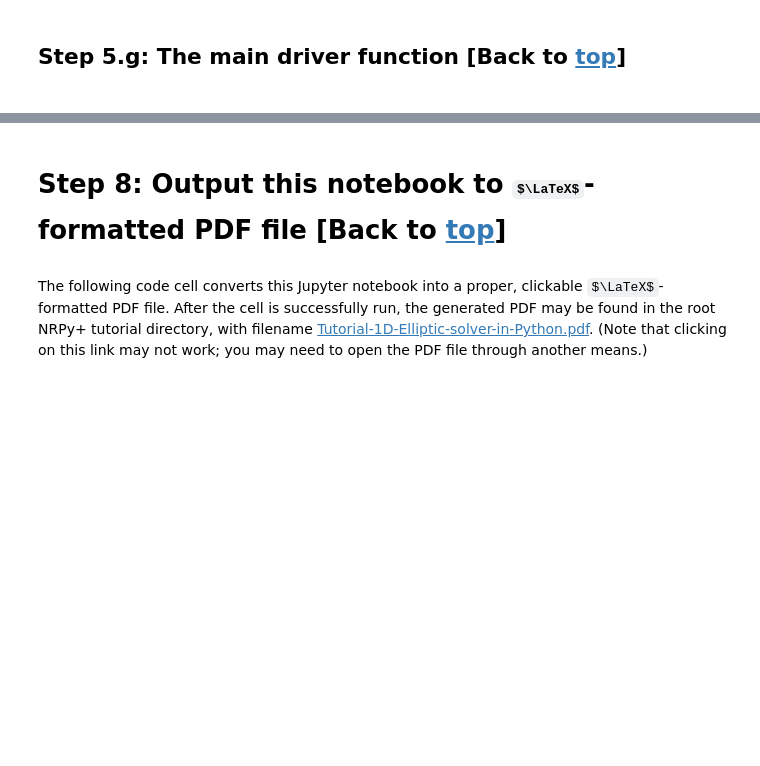
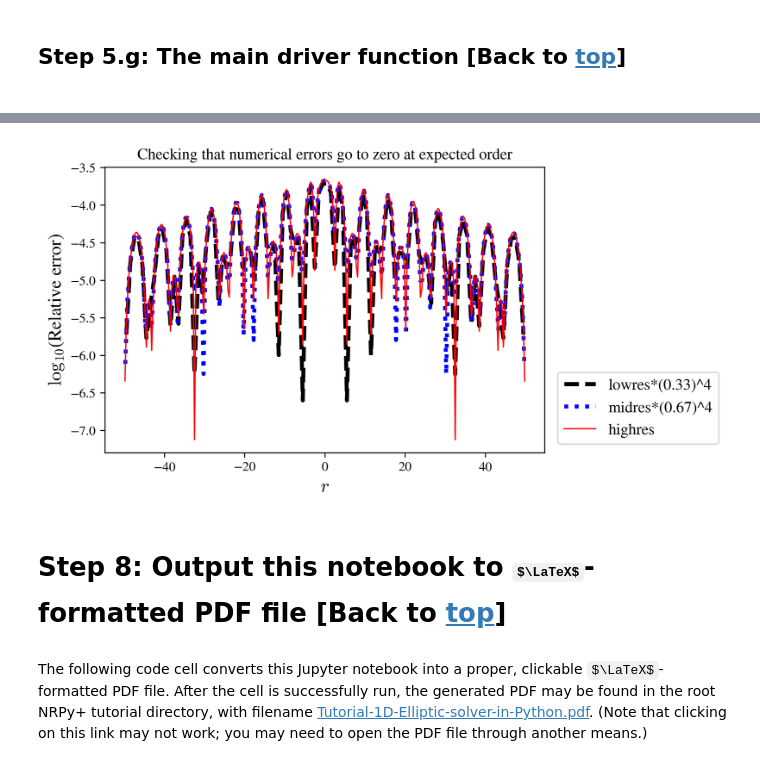
Before and after one commit to assumpcaothiago/etk2022nrpy, a Jupyter notebook: Tutorial-1D-Elliptic-solver-in-Python.ipynb, the cells around one changed output, grey strips where cells are left out. Saved outputs shown, nothing was run; the diff lists cells and outputs as text; code cells hidden in the pictures; some formulas as TeX source; blank space fills up the shorter version.

```diff
--- a/Tutorial-1D-Elliptic-solver-in-Python.ipynb
+++ b/Tutorial-1D-Elliptic-solver-in-Python.ipynb
@@ -717,3 +835,34 @@ plt.show()
+# %%
+# Compute exact solution at each resolution
+u_exact_low  = eval_u_exact(params_lowres, xx_low)
+u_exact_mid  = eval_u_exact(params_midres, xx_mid)
+u_exact_high = eval_u_exact(params_highres, xx_high)
+# %%
+# Compute relative error for each resolution
+rel_error_low  = np.abs((u_low - u_exact_low)/u_exact_low)
+rel_error_mid  = np.abs((u_mid - u_exact_mid)/u_exact_mid)
+rel_error_high = np.abs((u_high - u_exact_high)/u_exact_high)
+# %%
+fig = plt.figure(dpi=300)
+
+N_low, N_mid, N_high = params_lowres.N, params_midres.N, params_highres.N
+low_fact = (N_low/N_high)**4
+mid_fact = (N_mid/N_high)**4
+
+plt.plot(xx_low[2:-2],  np.log10(rel_error_low[2:-2]*low_fact),
+         label=f'lowres*({(N_low/N_high):.2f})^4', color='k', linestyle='dashed', lw=3.)
+plt.plot(xx_mid[2:-2],  np.log10(rel_error_mid[2:-2]*mid_fact),
+         label=f'midres*({(N_mid/N_high):.2f})^4', color='b', linestyle='dotted', lw=3.)
+plt.plot(xx_high[2:-2], np.log10(rel_error_high[2:-2]), label='highres', color='r', lw=1.)
+
+plt.title("Checking that numerical errors go to zero at expected order")
+plt.xlabel(r"$r$", fontsize = 14)
+plt.ylabel(r"$\log_{10}$(Relative error)", fontsize = 14)
+plt.legend(loc=(1.03,.03),fontsize=12);
+
+plt.show()
+# %% [output]
+[figure, added]
 # %% [markdown]
 <a id='latex_pdf_output'></a>
 
```
Also changed, not shown: parts of 22 cells of this notebook.
